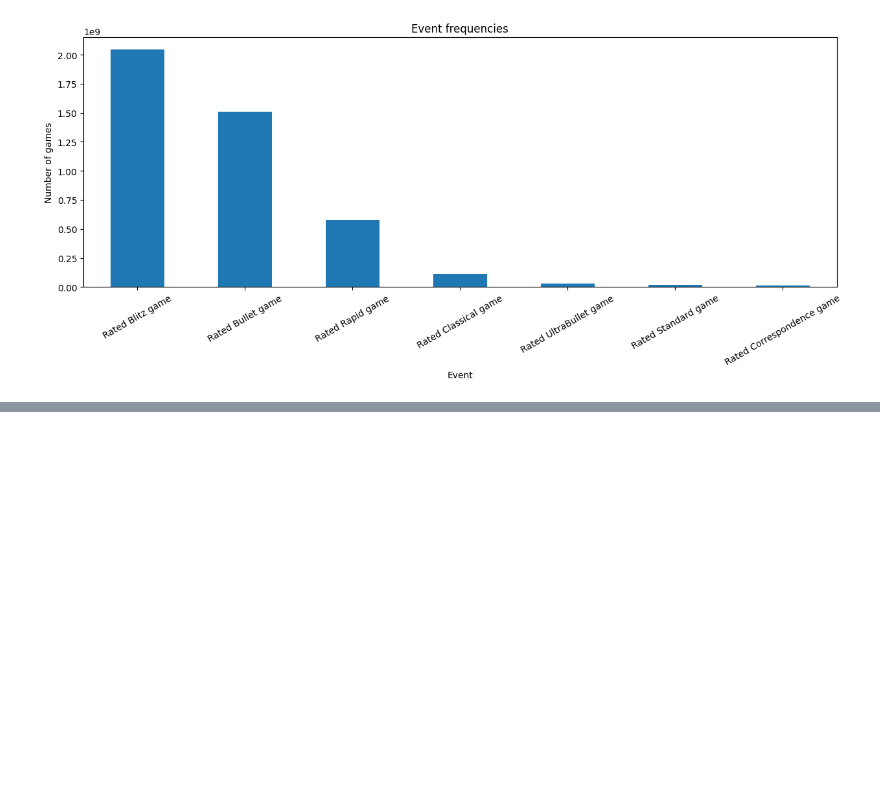
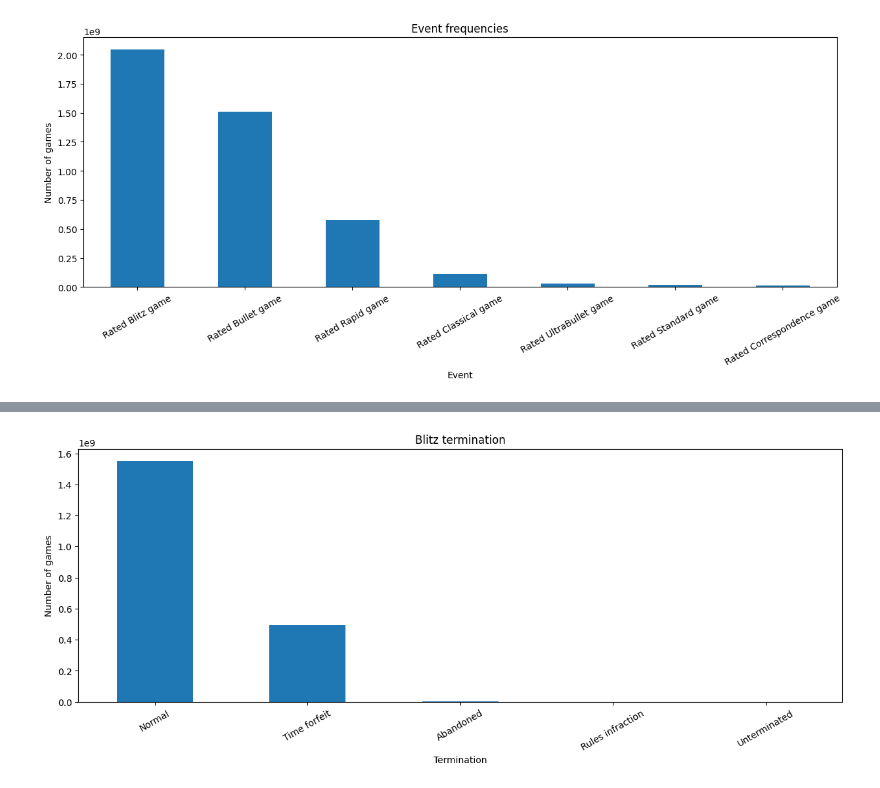
Before and after one commit to luizvalle/chessformer, a Jupyter notebook: data_analysis.ipynb, the cells around one changed output, grey strips where cells are left out. Cells and saved outputs as stored; diff of their text form; code cells hidden in the pictures; blank space fills up the shorter version.

```diff
--- a/data_analysis.ipynb
+++ b/data_analysis.ipynb
@@ -74,0 +119,10 @@ plt.show()
+# %%
+termination_frequencies = blitz_games["Termination"].value_counts().compute()
+axis = termination_frequencies.head(10).plot.bar("bar", figsize=(15, 5))
+plt.title("Blitz termination")
+plt.xlabel("Termination")
+plt.ylabel("Number of games")
+plt.xticks(rotation=30)
+plt.show()
+# %% [output]
+[figure, added]
```
Also changed, not shown: parts of 8 cells of this notebook.
